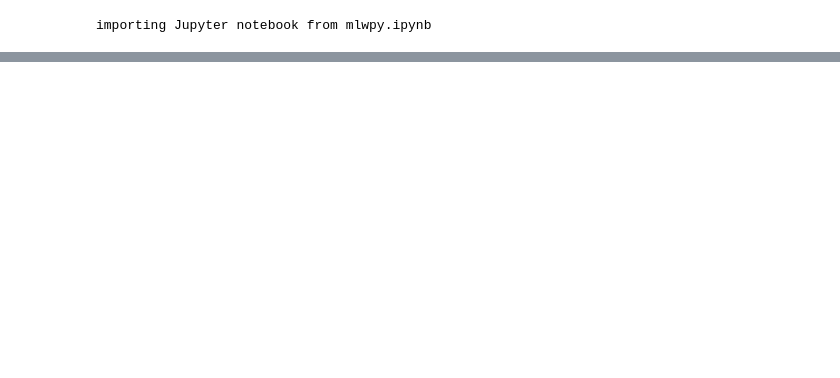
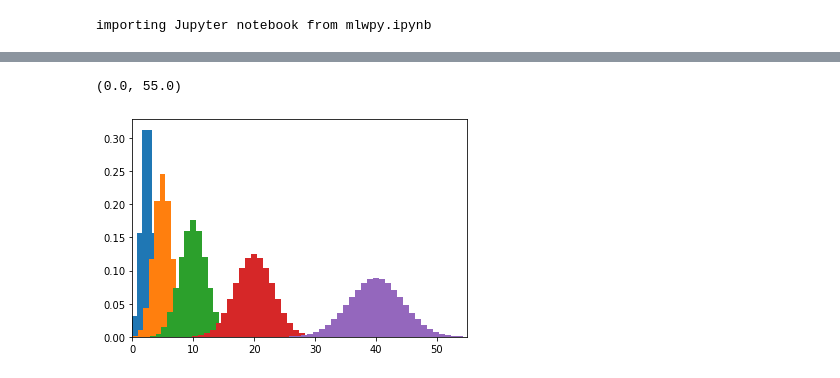
Before and after one commit to takebri/ML, a Jupyter notebook: technical_background.ipynb, the cells around one changed output, grey strips where cells are left out. Saved outputs shown, nothing was run; the diff lists cells and outputs as text; code cells hidden in the pictures; blank space fills up the shorter version.

Commit message:
Added distributions: binomial, normal

```diff
--- a/technical_background.ipynb
+++ b/technical_background.ipynb
@@ -24,0 +25,15 @@ ax2.bar(np.arange(1, 7), many_counts)
+# %%
+# 2.4.4 Distributions
+import scipy.stats as ss
+
+b = ss.distributions.binom
+
+for flips in [5, 10, 20, 40, 80]:
+    # binomial with .5 is result of many coin flips
+    success = np.arange(flips)
+    our_distribution = b.pmf(success, flips, .5)
+    plt.hist(success, flips, weights=our_distribution)
+plt.xlim(0, 55)
+# %% [output]
+(0.0, 55.0)
+[figure, added]
```
Also changed, not shown: parts of 3 cells of this notebook.
